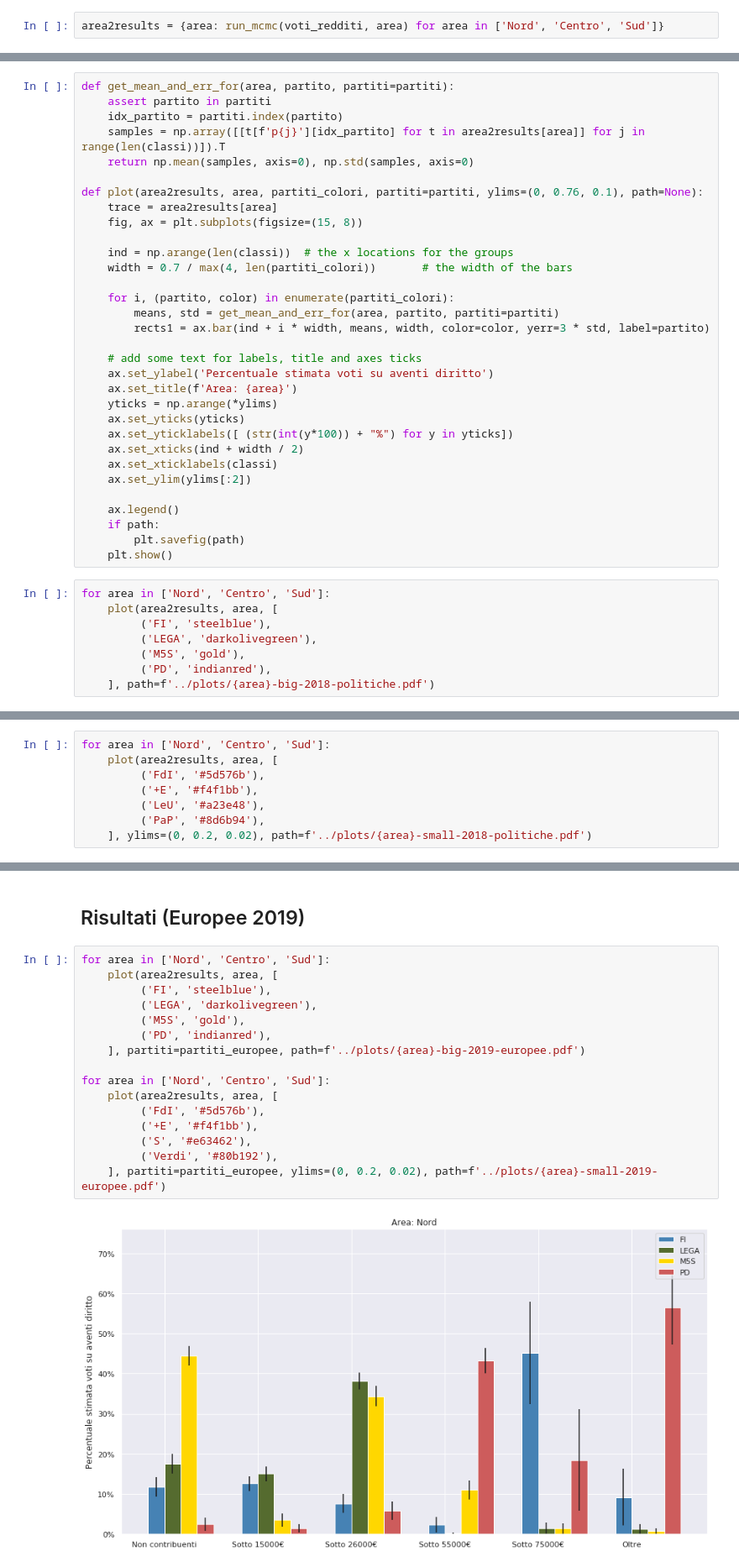
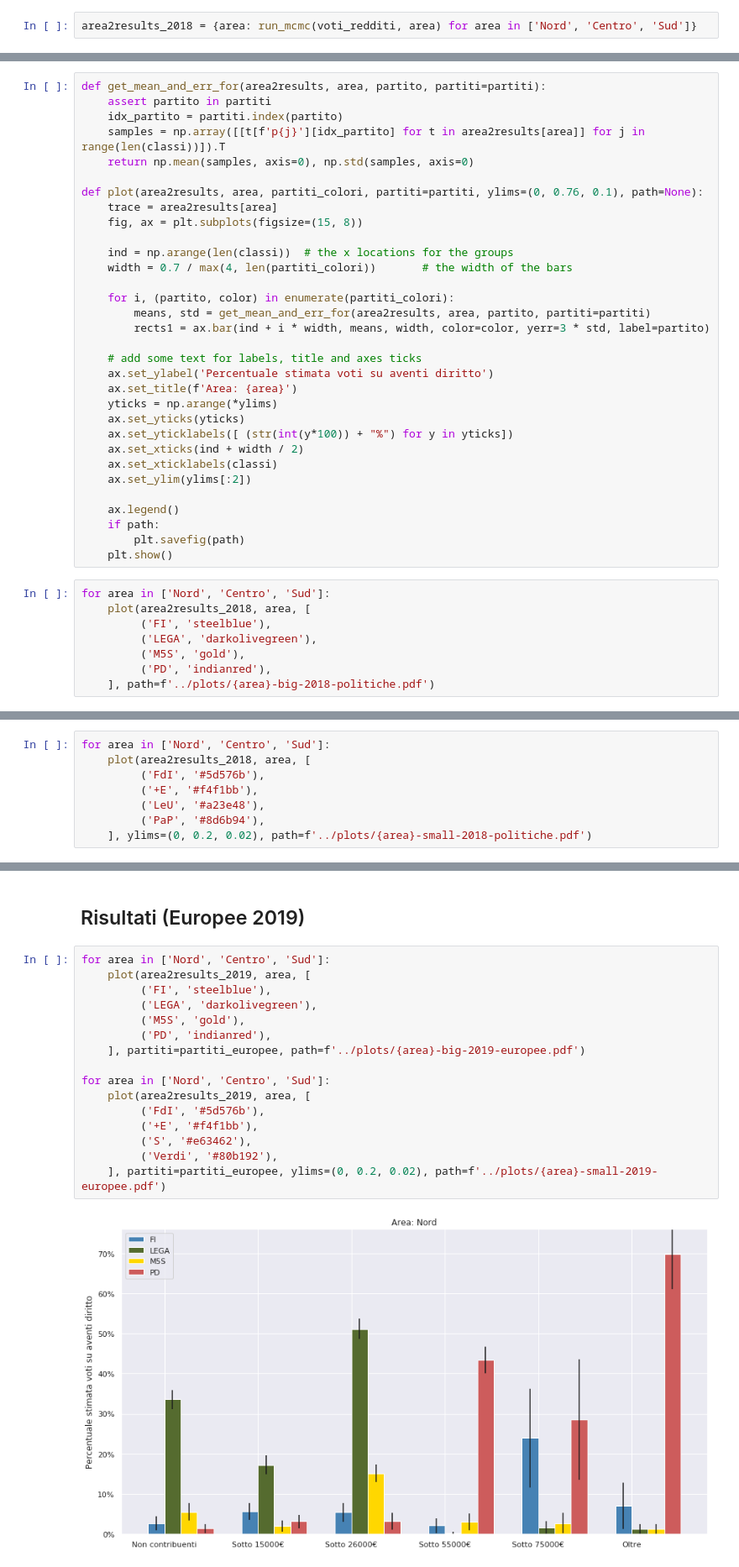
Before and after one commit to corradomonti/bayesian-elections-analysis, a Jupyter notebook: notebook/analysis.ipynb, the cells around one changed output, grey strips where cells are left out. Shown: that part at 84% size. Cells and saved outputs as stored; diff of their text form.

```diff
--- a/notebook/analysis.ipynb
+++ b/notebook/analysis.ipynb
@@ -238,7 +238,7 @@ def run_mcmc(df, area, num_abitanti_massimo=100000, partiti=partiti, classi=clas
 # %% [markdown]
 Questo richiede parecchio tempo... ⏳
 # %%
-area2results = {area: run_mcmc(voti_redditi, area) for area in ['Nord', 'Centro', 'Sud']}
+area2results_2018 = {area: run_mcmc(voti_redditi, area) for area in ['Nord', 'Centro', 'Sud']}
 # %% [output]
 Auto-assigning NUTS sampler...
 Initializing NUTS using jitter+adapt_diag...
@@ -263,7 +266,7 @@ with open("area2results_2018.pickle", "wb") as output_file:
 # %% [markdown]
 # Risultati (Politiche 2018)
 # %%
-def get_mean_and_err_for(area, partito, partiti=partiti):
+def get_mean_and_err_for(area2results, area, partito, partiti=partiti):
     assert partito in partiti
     idx_partito = partiti.index(partito)
     samples = np.array([[t[f'p{j}'][idx_partito] for t in area2results[area]] for j in range(len(classi))]).T
@@ -277,7 +280,7 @@ def plot(area2results, area, partiti_colori, partiti=partiti, ylims=(0, 0.76, 0.
     width = 0.7 / max(4, len(partiti_colori))       # the width of the bars
 
     for i, (partito, color) in enumerate(partiti_colori):
-        means, std = get_mean_and_err_for(area, partito, partiti=partiti)
+        means, std = get_mean_and_err_for(area2results, area, partito, partiti=partiti)
         rects1 = ax.bar(ind + i * width, means, width, color=color, yerr=3 * std, label=partito)
 
     # add some text for labels, title and axes ticks
@@ -296,7 +299,7 @@ def plot(area2results, area, partiti_colori, partiti=partiti, ylims=(0, 0.76, 0.
     plt.show()
 # %%
 for area in ['Nord', 'Centro', 'Sud']:
-    plot(area2results, area, [
+    plot(area2results_2018, area, [
          ('FI', 'steelblue'),
          ('LEGA', 'darkolivegreen'),
          ('M5S', 'gold'),
@@ -308,7 +311,7 @@ for area in ['Nord', 'Centro', 'Sud']:
 [figure]
 # %%
 for area in ['Nord', 'Centro', 'Sud']:
-    plot(area2results, area, [
+    plot(area2results_2018, area, [
          ('FdI', '#5d576b'),
          ('+E', '#f4f1bb'),
          ('LeU', '#a23e48'),
@@ -430,19 +436,19 @@ with open("area2results_2019.pickle", "wb") as output_file:
 ## Risultati (Europee 2019)
 # %%
 for area in ['Nord', 'Centro', 'Sud']:
-    plot(area2results, area, [
+    plot(area2results_2019, area, [
          ('FI', 'steelblue'),
          ('LEGA', 'darkolivegreen'),
          ('M5S', 'gold'),
          ('PD', 'indianred'),
     ], partiti=partiti_europee, path=f'../plots/{area}-big-2019-europee.pdf')
 
 for area in ['Nord', 'Centro', 'Sud']:
-    plot(area2results, area, [
+    plot(area2results_2019, area, [
          ('FdI', '#5d576b'),
          ('+E', '#f4f1bb'),
          ('S', '#e63462'),
          ('Verdi', '#80b192'),
     ], partiti=partiti_europee, ylims=(0, 0.2, 0.02), path=f'../plots/{area}-small-2019-europee.pdf')
 # %% [output]
-[figure, old version]
+[figure, new version]
```
Also changed, not shown: parts of 4 cells of this notebook, 12 other files.
